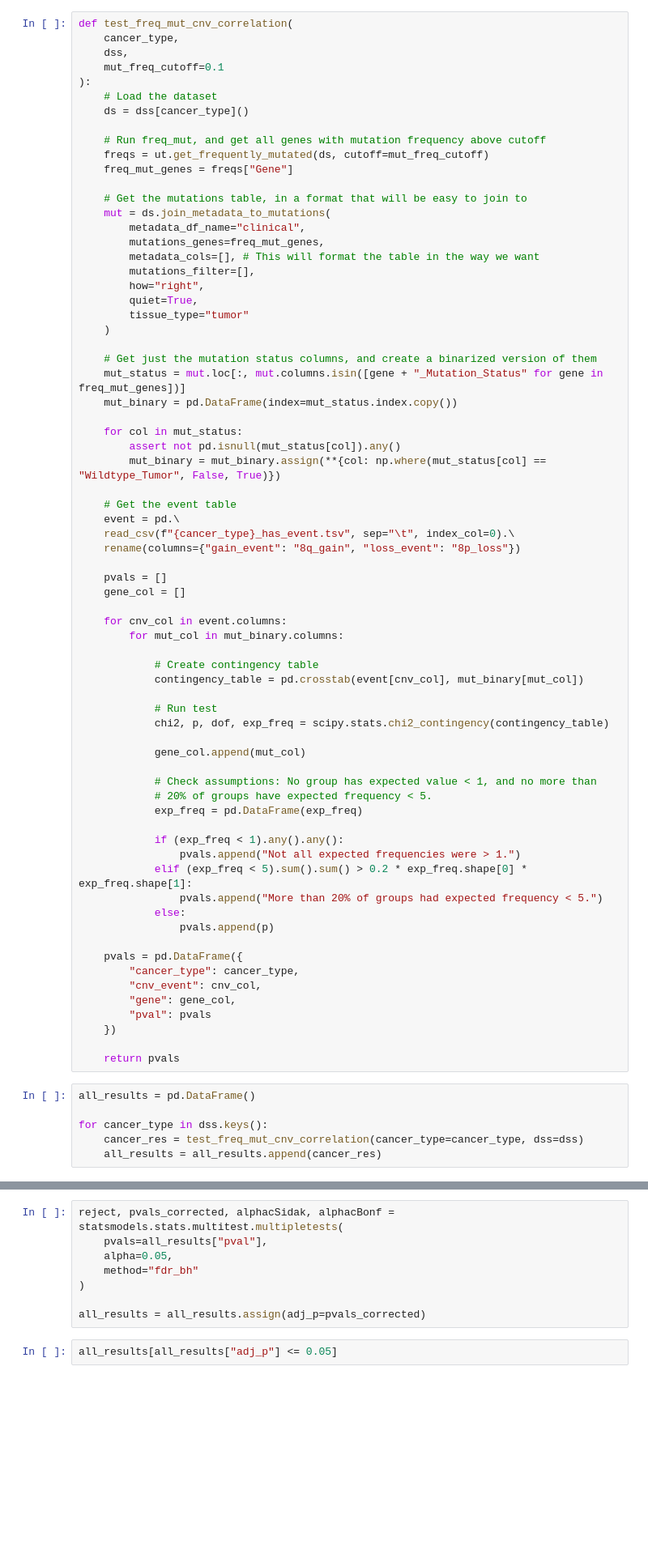
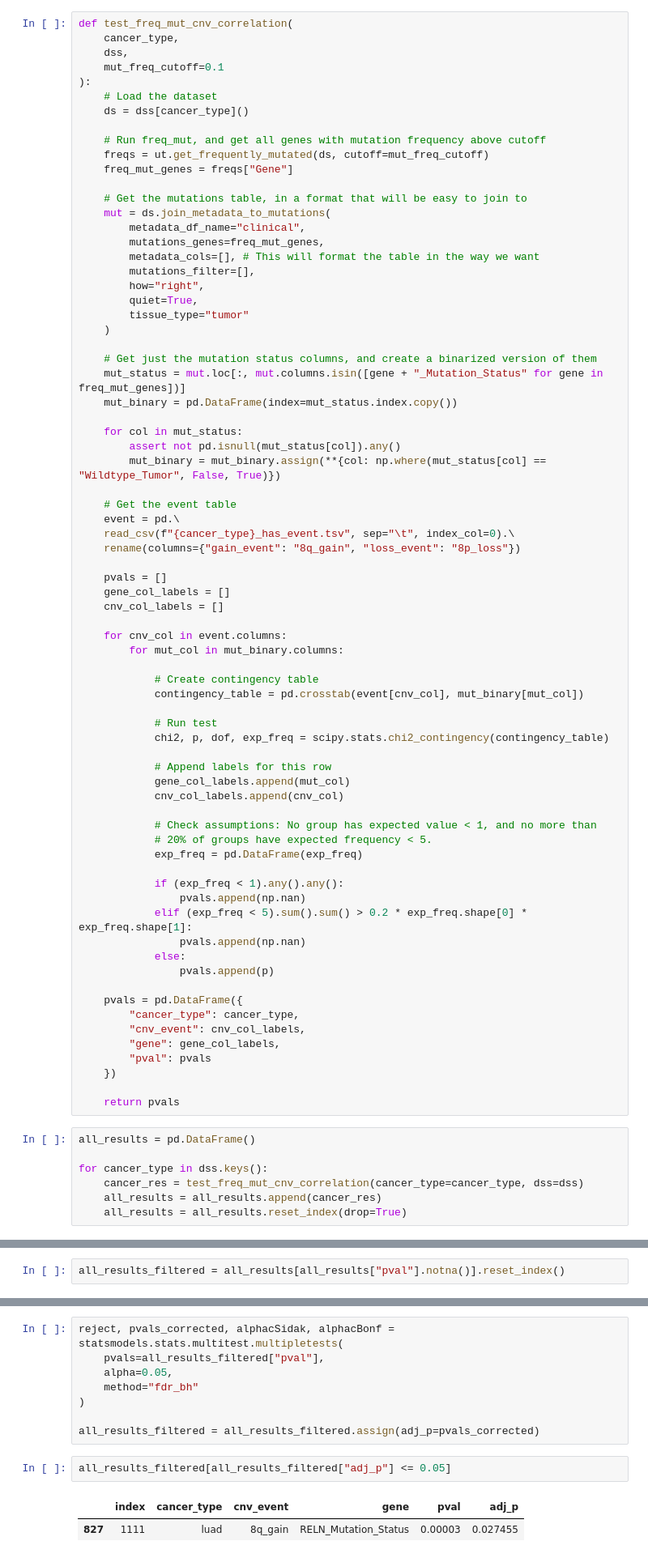
Before and after one commit to PayneLab/pancancerCNV, a Jupyter notebook: chromosome_8/15_mutation_correlation.ipynb, the cells around one changed output, grey strips where cells are left out. Shown at 81% size. Drawn from its saved outputs; the diff is of its cells as text; blank space fills up the shorter version.

```diff
--- a/chromosome_8/15_mutation_correlation.ipynb
+++ b/chromosome_8/15_mutation_correlation.ipynb
@@ -59,7 +59,8 @@ def test_freq_mut_cnv_correlation(
     rename(columns={"gain_event": "8q_gain", "loss_event": "8p_loss"})
 
     pvals = []
-    gene_col = []
+    gene_col_labels = []
+    cnv_col_labels = []
 
     for cnv_col in event.columns:
         for mut_col in mut_binary.columns:
@@ -70,23 +71,25 @@ def test_freq_mut_cnv_correlation(
             # Run test
             chi2, p, dof, exp_freq = scipy.stats.chi2_contingency(contingency_table)
 
-            gene_col.append(mut_col)
+            # Append labels for this row
+            gene_col_labels.append(mut_col)
+            cnv_col_labels.append(cnv_col)
 
             # Check assumptions: No group has expected value < 1, and no more than
             # 20% of groups have expected frequency < 5.
             exp_freq = pd.DataFrame(exp_freq)
 
             if (exp_freq < 1).any().any():
-                pvals.append("Not all expected frequencies were > 1.")
+                pvals.append(np.nan)
             elif (exp_freq < 5).sum().sum() > 0.2 * exp_freq.shape[0] * exp_freq.shape[1]:
-                pvals.append("More than 20% of groups had expected frequency < 5.")
+                pvals.append(np.nan)
             else:
                 pvals.append(p)
 
     pvals = pd.DataFrame({
         "cancer_type": cancer_type,
-        "cnv_event": cnv_col,
-        "gene": gene_col,
+        "cnv_event": cnv_col_labels,
+        "gene": gene_col_labels,
         "pval": pvals
     })
 
@@ -97,6 +100,7 @@ all_results = pd.DataFrame()
 for cancer_type in dss.keys():
     cancer_res = test_freq_mut_cnv_correlation(cancer_type=cancer_type, dss=dss)
     all_results = all_results.append(cancer_res)
+    all_results = all_results.reset_index(drop=True)
 # %% [output]
 cptac warning: The HNSCC data is currently strictly reserved for CPTAC investigators. Otherwise, you are not authorized to access these data. Additionally, even after these data become publicly availa ...
 cptac warning: The LSCC data is currently strictly reserved for CPTAC investigators. Otherwise, you are not authorized to access these data. Additionally, even after these data become publicly availab ...
@@ -137,12 +108,17 @@ all_results
+# %%
+all_results_filtered = all_results[all_results["pval"].notna()].reset_index()
 # %% [markdown]
 ## Multiple testing correction
 # %%
 reject, pvals_corrected, alphacSidak, alphacBonf = statsmodels.stats.multitest.multipletests(
-    pvals=all_results["pval"],
+    pvals=all_results_filtered["pval"],
     alpha=0.05,
     method="fdr_bh"
 )
 
-all_results = all_results.assign(adj_p=pvals_corrected)
+all_results_filtered = all_results_filtered.assign(adj_p=pvals_corrected)
 # %%
-all_results[all_results["adj_p"] <= 0.05]
+all_results_filtered[all_results_filtered["adj_p"] <= 0.05]
+# %% [output]
+|  | index | cancer_type | cnv_event | gene | pval | adj_p |
+| 827 | 1111 | luad | 8q_gain | RELN_Mutation_Status | 0.00003 | 0.027455 |
```
Also changed, not shown: parts of 4 cells of this notebook, 2 other files.
